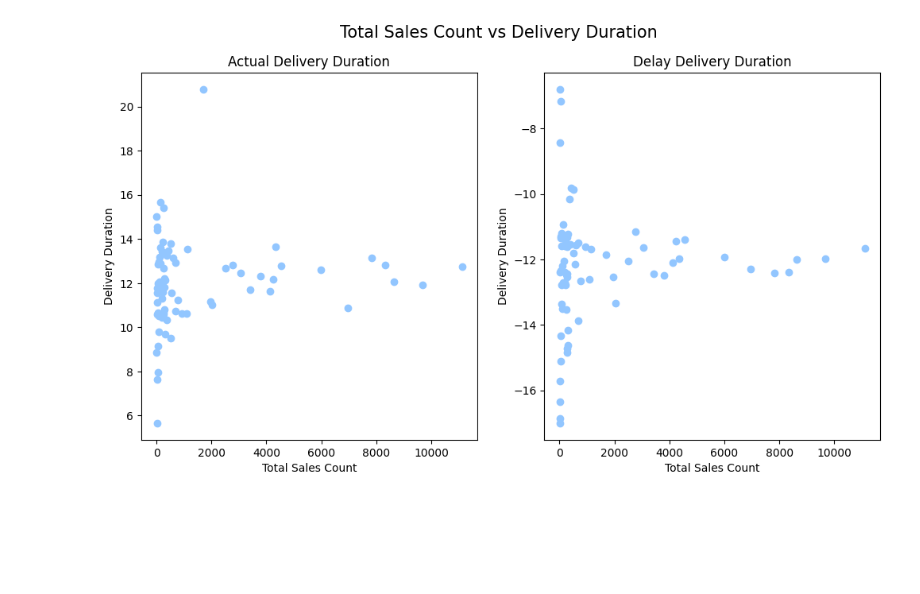
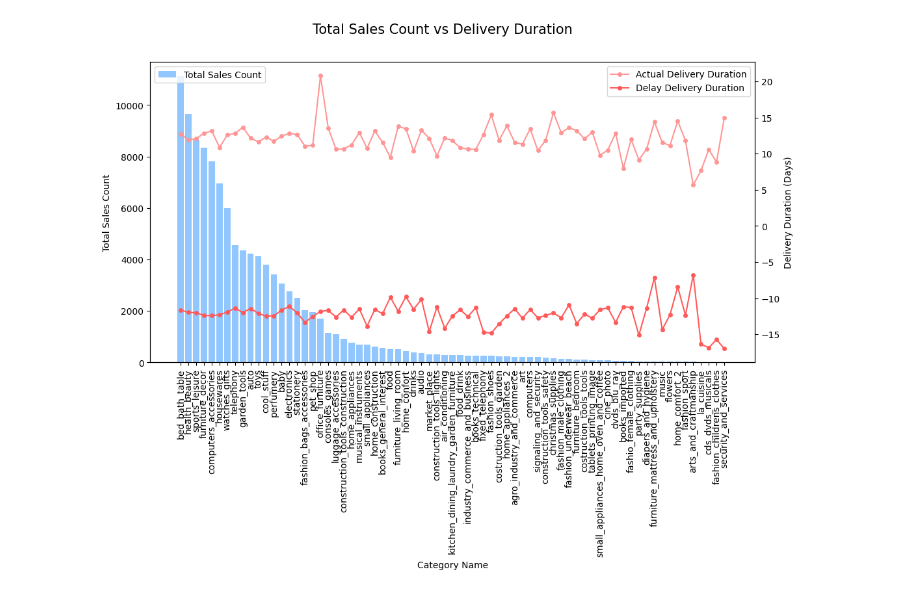
Before and after one commit to hkle2/olist_project, a Jupyter notebook: Code/delivery_sales.ipynb, the cells around one changed output. Drawn from its saved outputs; the diff is of its cells as text; code cells hidden in the pictures; blank space fills up the shorter version.

```diff
--- a/Code/delivery_sales.ipynb
+++ b/Code/delivery_sales.ipynb
@@ -37,5 +37,4 @@ delivery_sales_sql = """
 """
 # %%
 delivery_sales_df = pd.read_sql(delivery_sales_sql, conn)
-delivery_sales_df = delivery_sales_df.set_index("category_name")
 delivery_sales_df.to_csv('delivery_sales.csv', header=True)
@@ -59,21 +57,21 @@ delivery_sale_df
 # %%
 plt.style.use("seaborn-v0_8-pastel")
-figure = plt.figure(figsize=(12, 6))
-ax1 = figure.add_subplot(1, 2, 1)
-ax2 = figure.add_subplot(1, 2, 2)
+figure, ax1 = plt.subplots(figsize=(12, 6))
 
-ax1.scatter(delivery_sales_df["count_sales"], delivery_sales_df["actual_delivery_date"])
-ax2.scatter(delivery_sales_df["count_sales"], delivery_sales_df["delay_delivery_date"])
+ax1.bar(delivery_sales_df["category_name"], delivery_sales_df["count_sales"], label="Total Sales Count")
+ax1.set_xlabel("Category Name")
+ax1.set_ylabel("Total Sales Count")
+ax1.set_xticklabels(delivery_sales_df["category_name"], rotation=90)
 
-ax1.set_title("Actual Delivery Duration")
-ax1.set_xlabel("Total Sales Count")
-ax1.set_ylabel("Delivery Duration")
+ax2 = ax1.twinx()
+ax2.plot(delivery_sales_df["category_name"], delivery_sales_df["actual_delivery_date"], color="#FF9696", marker="o", markersize=4, label="Actual Delivery Duration")
+ax2.plot(delivery_sales_df["category_name"], delivery_sales_df["delay_delivery_date"], color="#FF5A5A", marker="o", markersize=4, label="Delay Delivery Duration")
+ax2.set_ylabel("Delivery Duration (Days)")
 
-ax2.set_title("Delay Delivery Duration")
-ax2.set_xlabel("Total Sales Count")
-ax2.set_ylabel("Delivery Duration")
+ax1.legend(loc="upper left")
+ax2.legend(loc="upper right")
 
 figure.suptitle("Total Sales Count vs Delivery Duration", size=15)
 plt.savefig("delivery_sales.png", bbox_inches='tight')
 # %% [output]
-[figure, old version]
+[figure, new version]
```
Also changed, not shown: parts of 2 cells of this notebook, 12 other files.
